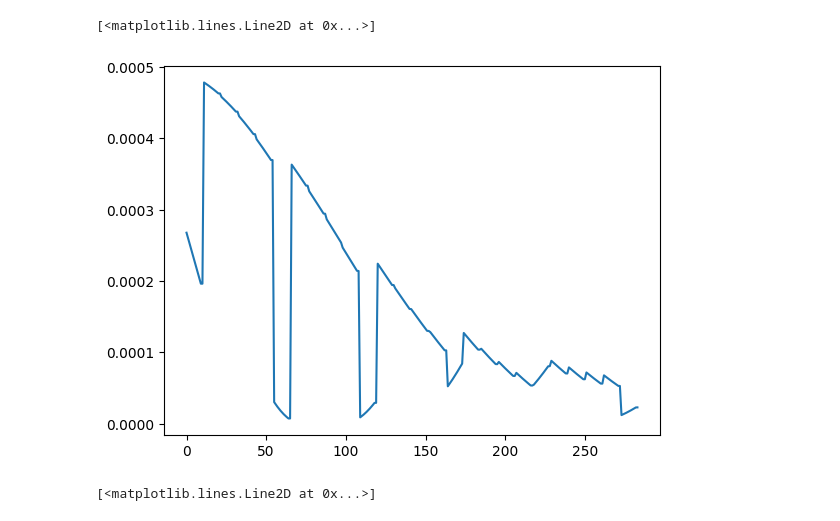
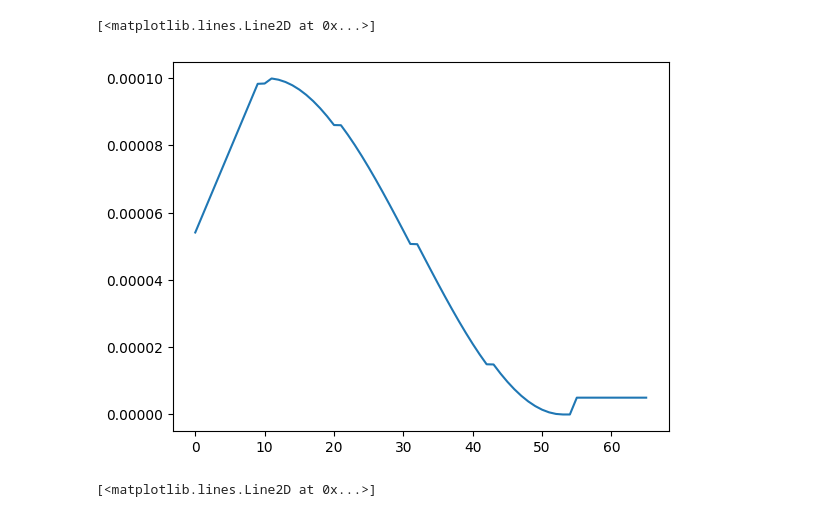
Before and after one commit to HangerYang/RoCLIP, a Jupyter notebook: CyCLIP/lr_analysis.ipynb, the cells around one changed output. Drawn from its saved outputs; the diff is of its cells as text; code cells hidden in the pictures.

```diff
--- a/CyCLIP/lr_analysis.ipynb
+++ b/CyCLIP/lr_analysis.ipynb
@@ -13,7 +13,7 @@ class op(object):
             self.update_filter_ratio = update_filter_ratio
             self.filter_ratio = filter_ratio
 # %%
-file1 = open('logs/NNCLIP_1M_0.02/output.log', 'r')
+file1 = open('logs/NNCLIP_1M_500/output.log', 'r')
 Lines = file1.readlines()
 count = 0
 learn_rate_inmodal = []
@@ -35,10 +35,10 @@ for line in Lines:
         # print(cross_modal)
         learn_rate_inmodal.append(float(line.strip()[-11:]))
 # %%
-plt.plot(learn_rate_inmodal)
+plt.plot(learn_rate_crossmodal)
 # %% [output]
 [<matplotlib.lines.Line2D at 0x...>]
-[figure, old version]
+[figure, new version]
 # %%
 def calcualte_num_batches(options, num_batches):
     update_epoch = options.epochs - options.inmodal_warmup - options.multimodal_warmup
```
Also changed, not shown: 4 other files.
